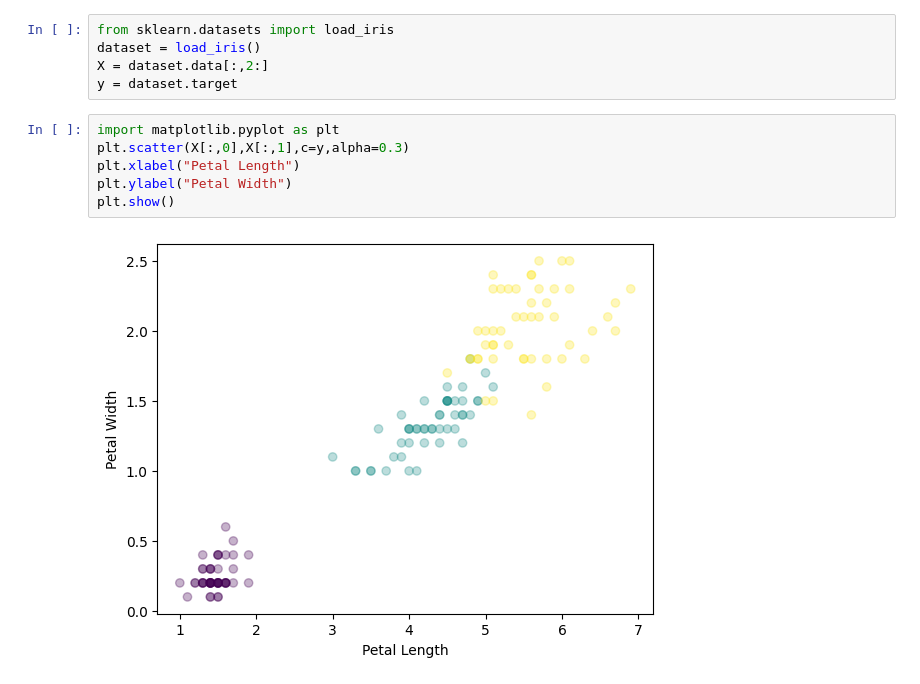
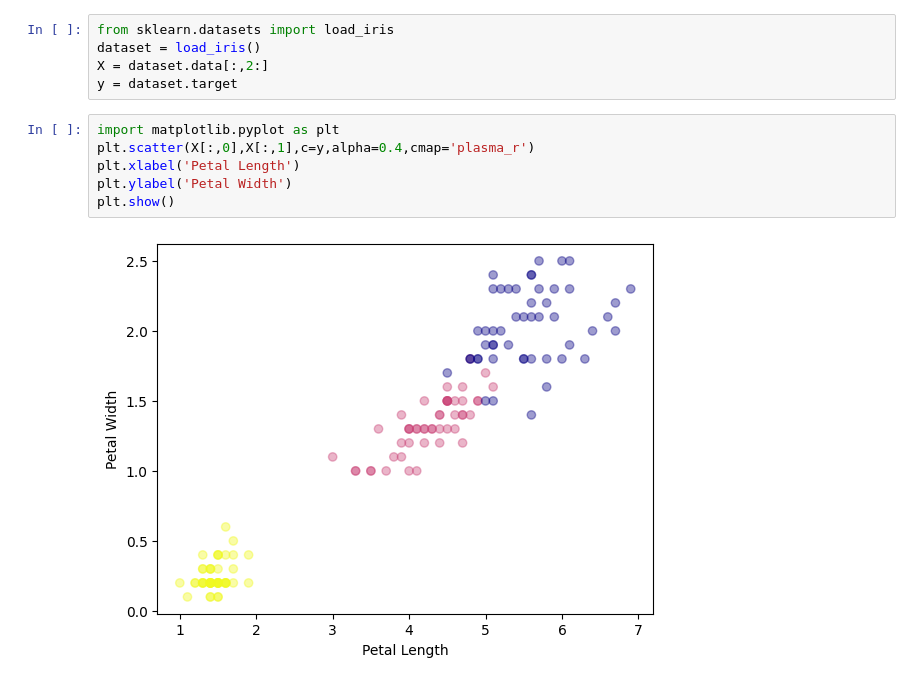
Before and after one commit to fboldt/aulas-am-bsi, a Jupyter notebook: aula13a_kmeans.ipynb, the cells around one changed output. Cells and saved outputs as stored; diff of their text form.

```diff
--- a/aula13a_kmeans.ipynb
+++ b/aula13a_kmeans.ipynb
@@ -7,10 +7,10 @@ X = dataset.data[:,2:]
 y = dataset.target
 # %%
 import matplotlib.pyplot as plt
-plt.scatter(X[:,0],X[:,1],c=y,alpha=0.3)
-plt.xlabel("Petal Length")
-plt.ylabel("Petal Width")
+plt.scatter(X[:,0],X[:,1],c=y,alpha=0.4,cmap='plasma_r')
+plt.xlabel('Petal Length')
+plt.ylabel('Petal Width')
 plt.show()
 # %% [output]
-[figure, old version]
+[figure, new version]
 # %%
```
Also changed, not shown: parts of 20 cells of this notebook.
